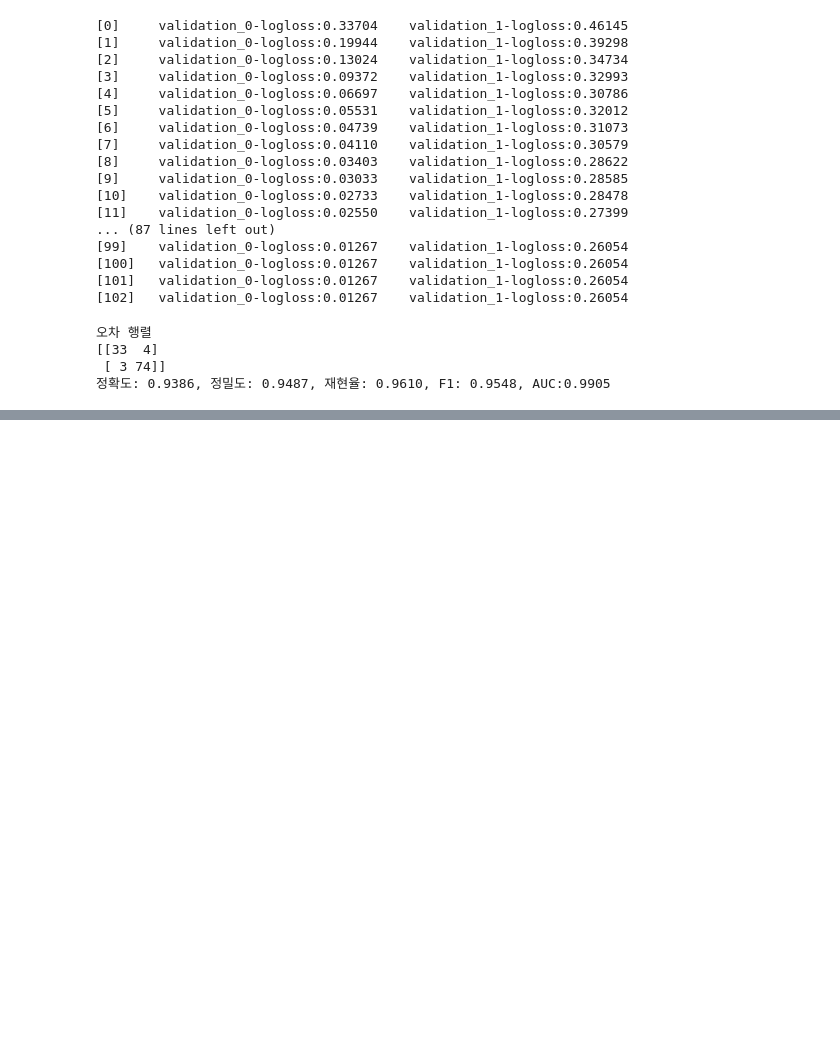
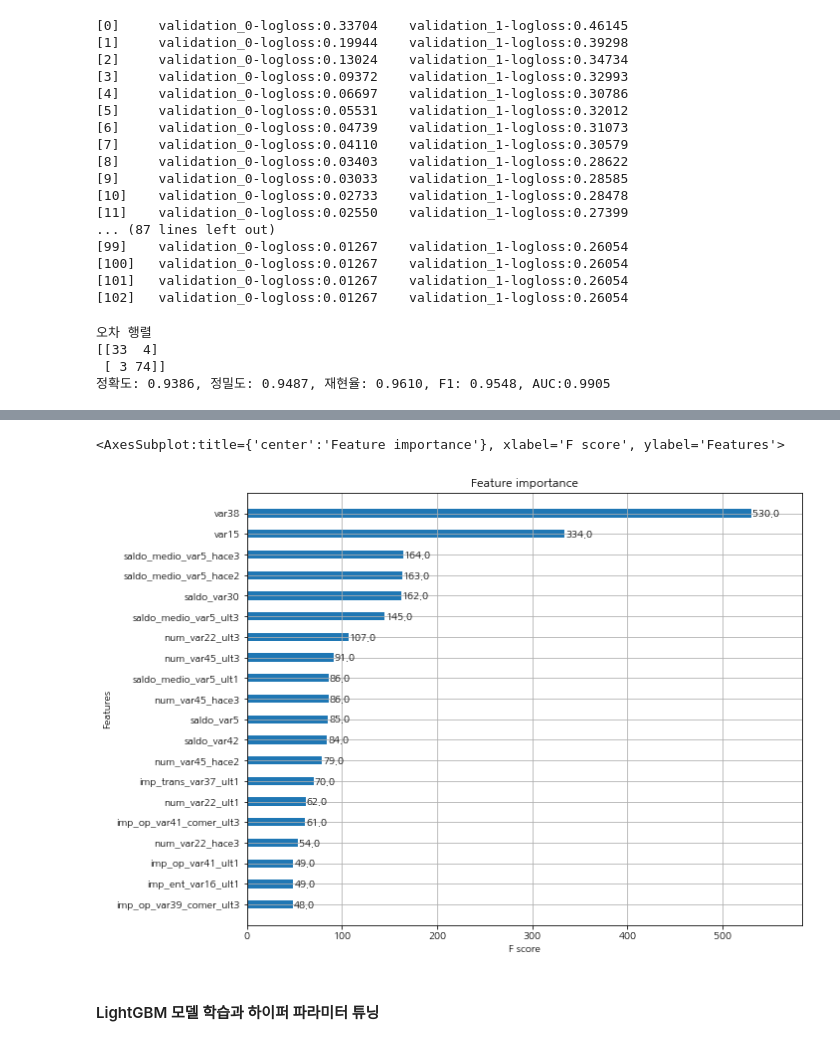
Before and after one commit to alsrud2298/Data-Analysis-Study, a Jupyter notebook: 파이썬 머신러닝 완벽가이드/04-7_LightGBM~04-11_Stacking.ipynb, the cells around one changed output, grey strips where cells are left out. Saved outputs shown, nothing was run; the diff lists cells and outputs as text; code cells hidden in the pictures; blank space fills up the shorter version.

```diff
--- a/파이썬 머신러닝 완벽가이드/04-7_LightGBM~04-11_Stacking.ipynb
+++ b/파이썬 머신러닝 완벽가이드/04-7_LightGBM~04-11_Stacking.ipynb
@@ -373,0 +479,2 @@ get_clf_eval(y_test,preds,pred_proba)
+# %%
+X_tr,X_val,y_tr,y_val = train_test_split(X_train, y_train, test_size=0.1, random_state=0)
@@ -373,0 +511,8 @@ get_clf_eval(y_test,preds,pred_proba)
+# %%
+# HyperOpt 이용해 베이지안 최적화 기반으로 XGBoost 하이퍼 파라미터 튜닝
+from hyperopt import hp
+
+xgb_search_space = {'max_depth':hp.quniform('max_depth',5,15,1),
+                   'min_child_weight':hp.quniform('min_child_weight',1,6,1),
+                   'colsample_bytree':hp.uniform('colsample_bytree',0.05,0.95),
+                   'learning_rate':hp.uniform('learning_rate',0.01,0.2)}
@@ -373,0 +543,11 @@ get_clf_eval(y_test,preds,pred_proba)
+# %%
+from hyperopt import fmin, tpe, Trials
+
+trials = Trials()
+
+best = fmin(fn=objective_func,
+           space=xgb_search_space,
+           algo=tpe.suggest,
+           max_evals=10,
+           trials=trials, rstate=np.random.default_rng(seed=30))
+print('best:',best)
@@ -373,0 +572,10 @@ get_clf_eval(y_test,preds,pred_proba)
+# %%
+# 도출된 최적 하이퍼 파라미터 기반으로 XGBClassifier 재학습
+xgb_clf = XGBClassifier(n_estimators=500, learning_rate=round(best['learning_rate'],5),
+                       max_depth=int(best['max_depth']),
+                       min_child_weight=int(best['min_child_weight']),
+                       colsample_bytree = round(best['colsample_bytree'],5))
+xgb_clf.fit(X_tr,y_tr, early_stopping_rounds=100, eval_metric='auc', eval_set=[(X_tr,y_tr),(X_val,y_val)])
+
+xgb_roc_score = roc_auc_score(y_test, xgb_clf.predict_proba(X_test)[:,1])
+print('ROC AUC:{0:.4f}'.format(xgb_roc_score))
@@ -373,0 +600,12 @@ get_clf_eval(y_test,preds,pred_proba)
+# %%
+from xgboost import plot_importance
+import matplotlib.pyplot as plt
+%matplotlib inline
+
+fig,ax = plt.subplots(1,1,figsize=(10,8))
+plot_importance(xgb_clf, ax=ax, max_num_features=20, height=0.4)
+# %% [output]
+<AxesSubplot:title={'center':'Feature importance'}, xlabel='F score', ylabel='Features'>
+[figure, added]
+# %% [markdown]
+#### LightGBM 모델 학습과 하이퍼 파라미터 튜닝
```
Also changed, not shown: parts of 41 cells of this notebook.
